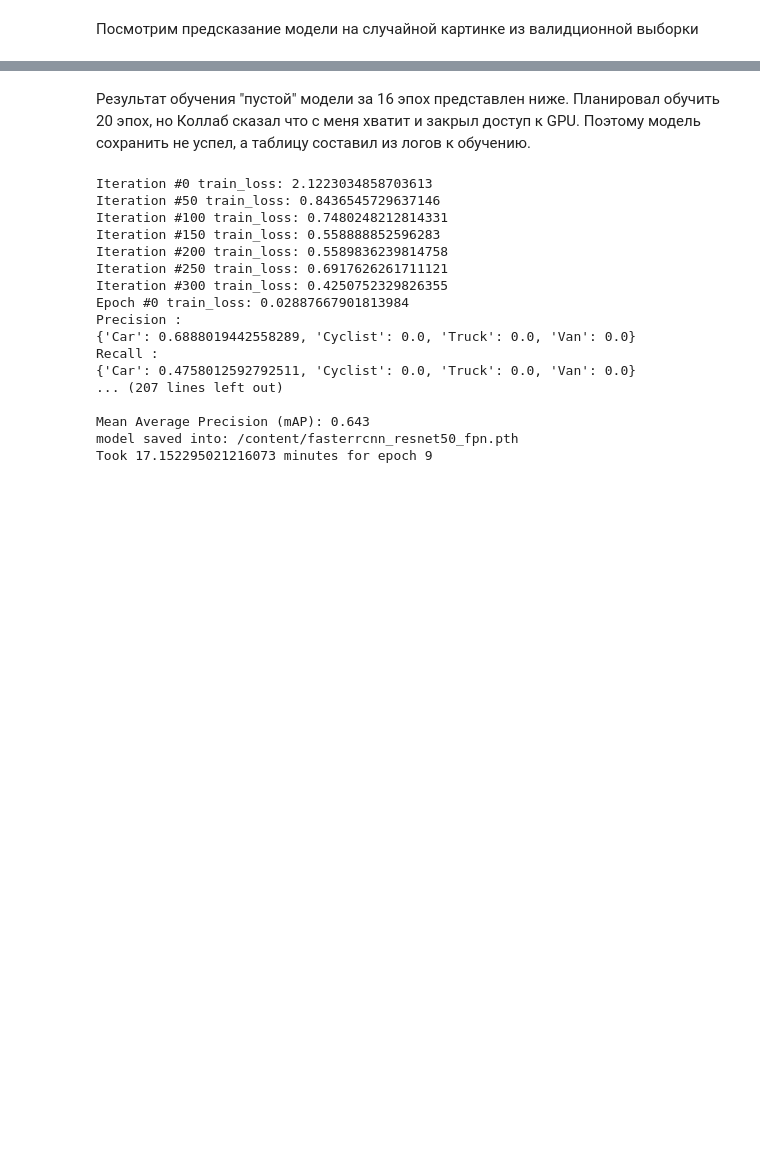
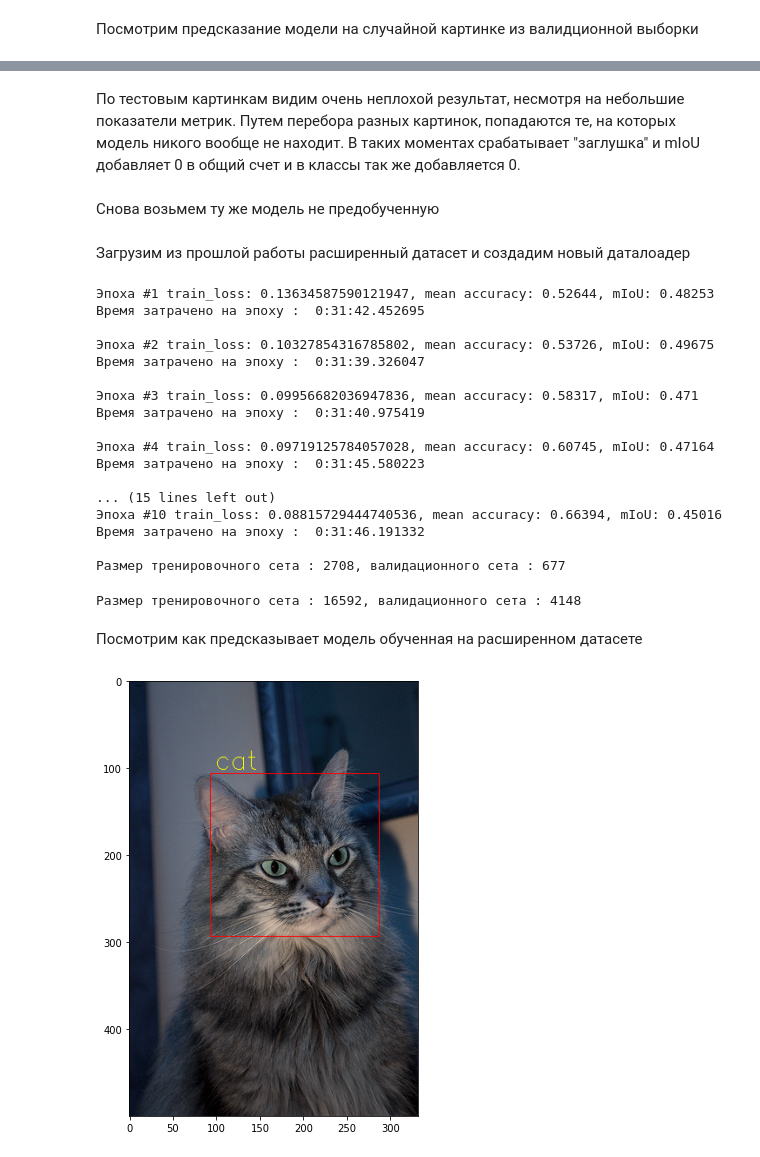
Before and after one commit to AndreyBuynov/Cats_Dogs_Task, a Jupyter notebook: task_2.ipynb, the cells around one changed output, grey strips where cells are left out. Saved outputs shown, nothing was run; the diff lists cells and outputs as text; code cells hidden in the pictures; blank space fills up the shorter version.

```diff
--- a/task_2.ipynb
+++ b/task_2.ipynb
@@ -192,2 +225,4 @@ plt.imshow(img_with_boxes.astype('uint'));
-# %% [markdown]
-Результат обучения "пустой" модели за 16 эпох представлен ниже. Планировал обучить 20 эпох, но Коллаб сказал что с меня хватит и закрыл доступ к GPU. Поэтому модель сохранить не успел, а таблицу составил из логов к обучению.
+# %% [markdown]
+По тестовым картинкам видим очень неплохой результат, несмотря на небольшие показатели метрик. Путем перебора разных картинок, попадаются те, на которых модель никого вообще не находит. В таких моментах срабатывает "заглушка" и mIoU добавляет 0 в общий счет и в классы так же добавляется 0.
+# %% [markdown]
+Снова возьмем ту же модель не предобученную
@@ -193,0 +233,2 @@ plt.imshow(img_with_boxes.astype('uint'));
+# %% [markdown]
+Загрузим из прошлой работы расширенный датасет и создадим новый даталоадер
@@ -195,28 +251,44 @@ plt.imshow(img_with_boxes.astype('uint'));
 num_epochs = 10
 for epoch in range(1, num_epochs + 1):
     start = time.time()
-    train_loss = train(train_loader, my_model, optimizer)
-    mean_acc, mean_iou = validate(valid_loader, my_model)
+    train_loss = train_frcnn(train_loader_ex, extra_model, extra_optimizer, device)
+    mean_acc, mean_iou = validate_frcnn(valid_loader_ex, extra_model, device)
     print(f"Эпоха #{epoch} train_loss: {train_loss}, mean accuracy: {mean_acc}, mIoU: {mean_iou}")
     end = time.time()
     print("Время затрачено на эпоху : ", str(datetime.timedelta(seconds=(end - start))))
     print()
 print(f"Размер тренировочного сета : {len(train_idx)}, валидационного сета : {len(val_idx)}")
 # %% [output]
-Iteration #0 train_loss: 2.1223034858703613
-Iteration #50 train_loss: 0.8436545729637146
-Iteration #100 train_loss: 0.7480248212814331
-Iteration #150 train_loss: 0.558888852596283
-Iteration #200 train_loss: 0.5589836239814758
-Iteration #250 train_loss: 0.6917626261711121
-Iteration #300 train_loss: 0.4250752329826355
-Epoch #0 train_loss: 0.02887667901813984
-Precision :
-{'Car': 0.6888019442558289, 'Cyclist': 0.0, 'Truck': 0.0, 'Van': 0.0}
-Recall :
-{'Car': 0.4758012592792511, 'Cyclist': 0.0, 'Truck': 0.0, 'Van': 0.0}
-... (207 lines left out)
+Эпоха #1 train_loss: 0.13634587590121947, mean accuracy: 0.52644, mIoU: 0.48253
+Время затрачено на эпоху :  0:31:42.452695
 
-Mean Average Precision (mAP): 0.643
-model saved into: /content/fasterrcnn_resnet50_fpn.pth
-Took 17.152295021216073 minutes for epoch 9
+Эпоха #2 train_loss: 0.10327854316785802, mean accuracy: 0.53726, mIoU: 0.49675
+Время затрачено на эпоху :  0:31:39.326047
+
+Эпоха #3 train_loss: 0.09956682036947836, mean accuracy: 0.58317, mIoU: 0.471
+Время затрачено на эпоху :  0:31:40.975419
+
+Эпоха #4 train_loss: 0.09719125784057028, mean accuracy: 0.60745, mIoU: 0.47164
+Время затрачено на эпоху :  0:31:45.580223
+
+... (15 lines left out)
+Эпоха #10 train_loss: 0.08815729444740536, mean accuracy: 0.66394, mIoU: 0.45016
+Время затрачено на эпоху :  0:31:46.191332
+
+Размер тренировочного сета : 2708, валидационного сета : 677
+# %%
+# В предыдущей ячейке увидел неточность в выводе количества данных, перезапускать не стал
+print(f"Размер тренировочного сета : {len(train_idx_ex)}, валидационного сета : {len(val_idx_ex)}")
+# %% [output]
+Размер тренировочного сета : 16592, валидационного сета : 4148
+# %% [markdown]
+Посмотрим как предсказывает модель обученная на расширенном датасете
+# %%
+random_image = np.random.choice(val_idx)
+img_path = cats_dogs_data.loc[random_image].img_name
+
+img_with_boxes = plot_img_fastrcnn(img_path, my_model)
+fig = plt.figure(figsize=(18,8))
+plt.imshow(img_with_boxes.astype('uint'));
+# %% [output]
+[figure, added]
```
Also changed, not shown: parts of 27 cells of this notebook, 2 other files.
